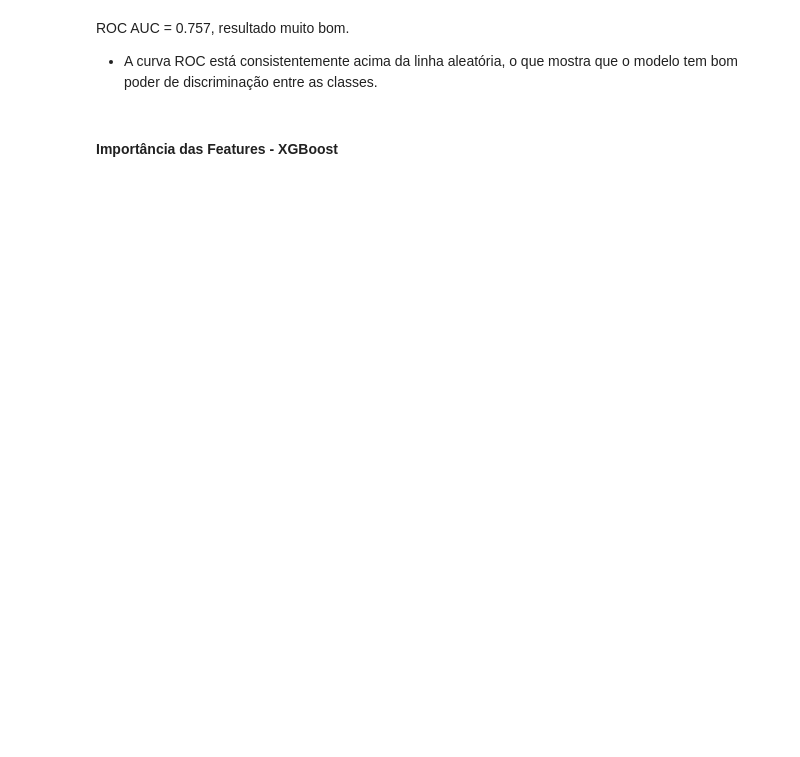
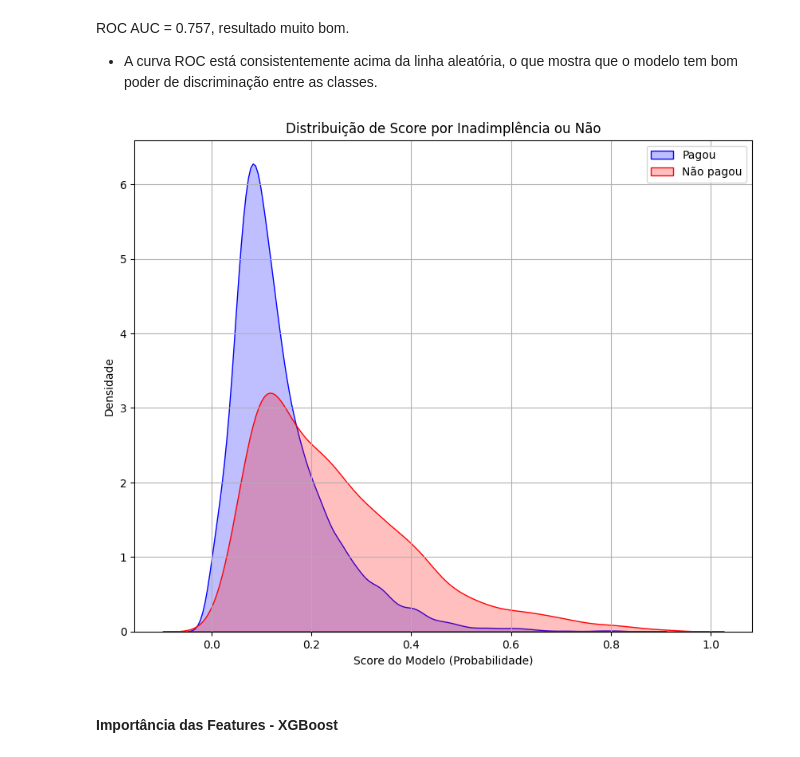
Before and after one commit to josieleferreira/credito_fintech, a Jupyter notebook: notebooks/Experimentos.ipynb, the cells around one changed output. Drawn from its saved outputs; the diff is of its cells as text; code cells hidden in the pictures; blank space fills up the shorter version.

```diff
--- a/notebooks/Experimentos.ipynb
+++ b/notebooks/Experimentos.ipynb
@@ -1111,6 +1111,18 @@ plt.show()
 ROC AUC = 0.757, resultado muito bom.
 
 - A curva ROC está consistentemente acima da linha aleatória, o que mostra que o modelo tem bom poder de discriminação entre as classes.
+# %%
+fig, ax = plt.subplots(1, 1, figsize=(10, 8))
+sns.kdeplot(y_proba_xgb[y_test == 0], ax=ax, color="b", fill=True, label='Pagou')
+sns.kdeplot(y_proba_xgb[y_test == 1], ax=ax, color="r", fill=True, label='Não pagou')
+plt.title("Distribuição de Score por Inadimplência ou Não")
+plt.xlabel("Score do Modelo (Probabilidade)")
+plt.ylabel("Densidade")
+plt.legend()
+plt.grid(True)
+plt.show()
+# %% [output]
+[figure, added]
 # %% [markdown]
 #### Importância das Features - XGBoost
 # %%
```
Also changed, not shown: parts of 20 cells of this notebook, 26 other files.
